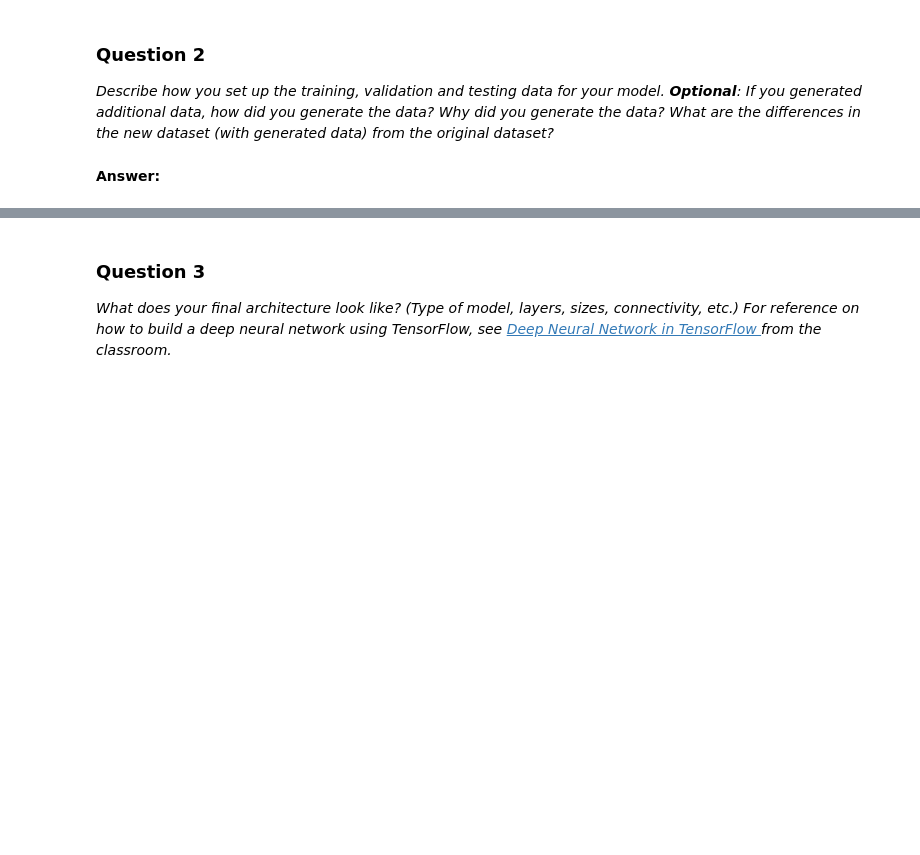
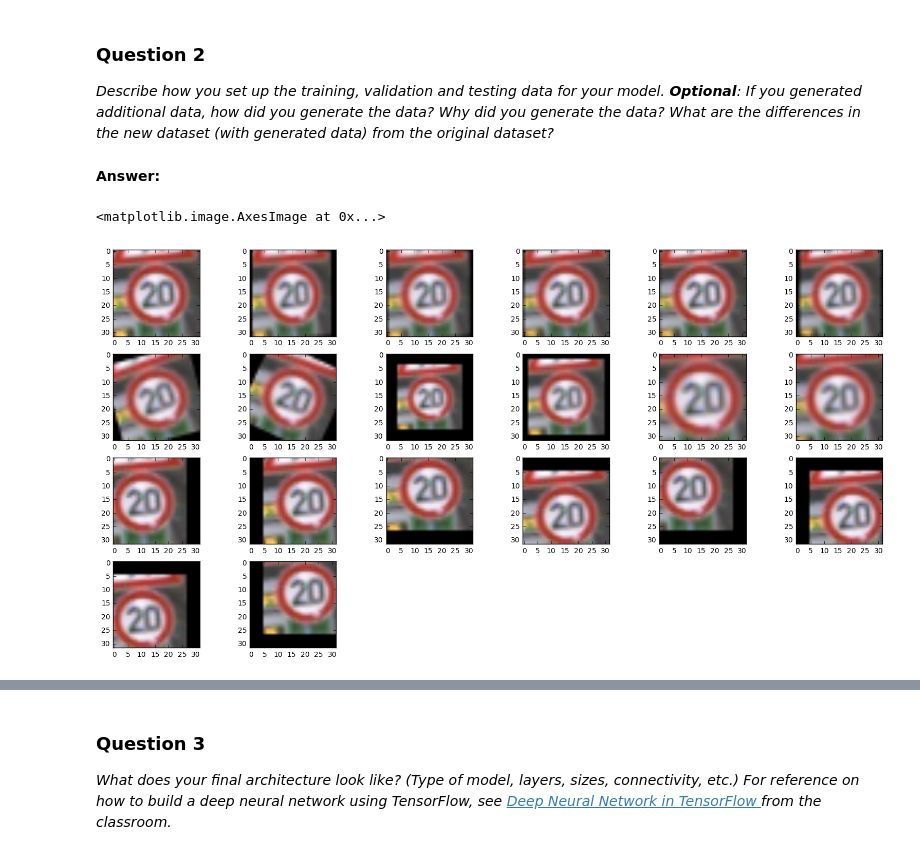
Before and after one commit to nalapati/sdc-traffic-sign-classifier, a Jupyter notebook: Traffic_Sign_Classifier.ipynb, the cells around one changed output, grey strips where cells are left out. Cells and saved outputs as stored; diff of their text form; code cells hidden in the pictures; blank space fills up the shorter version.

```diff
--- a/Traffic_Sign_Classifier.ipynb
+++ b/Traffic_Sign_Classifier.ipynb
@@ -237,0 +342,53 @@ def nn(x):
+# %%
+# Tests
+fig = plt.figure(figsize=(20, 10), dpi=32)
+# Original image
+fig.add_subplot(4, 6, 1)
+plt.imshow(X_train[10])
+# Tilt image
+fig.add_subplot(4, 6, 2)
+plt.imshow(rotateImage(X_train[10], 90, 115, 90, 0, 0, 200, 200))
+fig.add_subplot(4, 6, 3)
+plt.imshow(rotateImage(X_train[10], 90, 110, 90, 0, 0, 200, 200))
+fig.add_subplot(4, 6, 4)
+plt.imshow(rotateImage(X_train[10], 90, 80, 90, 0, 0, 200, 200))
+fig.add_subplot(4, 6, 5)
+plt.imshow(rotateImage(X_train[10], 90, 85, 90, 0, 0, 200, 200))
+fig.add_subplot(4, 6, 6)
+plt.imshow(rotateImage(X_train[10], 90, 70, 90, 0, 0, 200, 200))
+# Rotate image
+fig.add_subplot(4, 6, 7)
+plt.imshow(rotateImage(X_train[10], 90, 90, 75, 0, 0, 200, 200))
+fig.add_subplot(4, 6, 8)
+plt.imshow(rotateImage(X_train[10], 90, 90, 115, 0, 0, 200, 200))
+# Zoom out
+fig.add_subplot(4, 6, 9)
+plt.imshow(rotateImage(X_train[10], 90, 90, 90, 0, 0, 200, 150))
+fig.add_subplot(4, 6, 10)
+plt.imshow(rotateImage(X_train[10], 90, 90, 90, 0, 0, 200, 175))
+# Zoom in
+fig.add_subplot(4, 6, 11)
+plt.imshow(rotateImage(X_train[10], 90, 90, 90, 0, 0, 200, 250))
+fig.add_subplot(4, 6, 12)
+plt.imshow(rotateImage(X_train[10], 90, 90, 90, 0, 0, 200, 220))
+# Translate image left, right, top, down
+fig.add_subplot(4, 6, 13)
+plt.imshow(rotateImage(X_train[10], 90, 90, 90, -5, 0, 200, 200))
+fig.add_subplot(4, 6, 14)
+plt.imshow(rotateImage(X_train[10], 90, 90, 90, 5, 0, 200, 200))
+fig.add_subplot(4, 6, 15)
+plt.imshow(rotateImage(X_train[10], 90, 90, 90, 0, -5, 200, 200))
+fig.add_subplot(4, 6, 16)
+plt.imshow(rotateImage(X_train[10], 90, 90, 90, 0, 5, 200, 200))
+# Translate image to 4 corners
+fig.add_subplot(4, 6, 17)
+plt.imshow(rotateImage(X_train[10], 90, 90, 90, -5, -5, 200, 200))
+fig.add_subplot(4, 6, 18)
+plt.imshow(rotateImage(X_train[10], 90, 90, 90, 5, 5, 200, 200))
+fig.add_subplot(4, 6, 19)
+plt.imshow(rotateImage(X_train[10], 90, 90, 90, -5, 5, 200, 200))
+fig.add_subplot(4, 6, 20)
+plt.imshow(rotateImage(X_train[10], 90, 90, 90, 5, -5, 200, 200))
+# %% [output]
+<matplotlib.image.AxesImage at 0x...>
+[figure, added]
```
Also changed, not shown: parts of 28 cells of this notebook, 1 other file.
